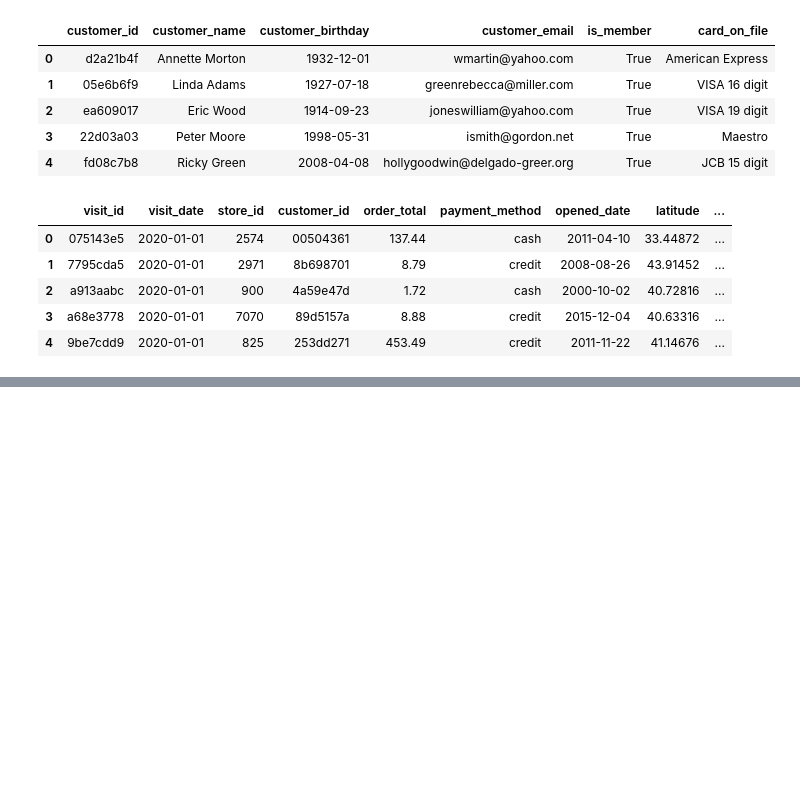
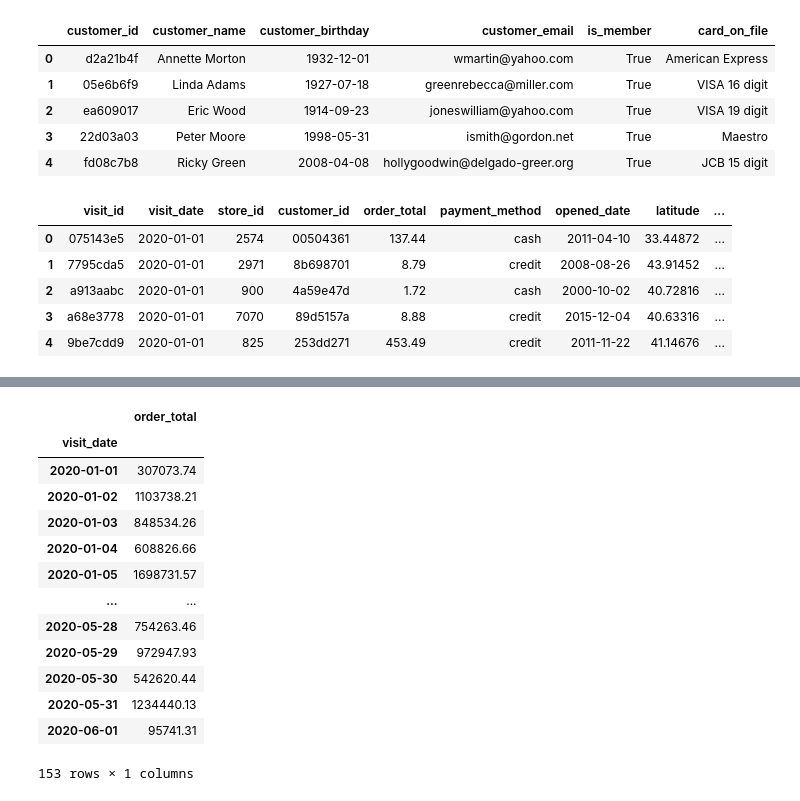
Before and after one commit to Launchpad-Analytics/Workshop-FootTrafficDashboard, a Jupyter notebook: 02 - dashboard-analysis.ipynb, the cells around one changed output, grey strips where cells are left out. Saved outputs shown, nothing was run; the diff lists cells and outputs as text; code cells hidden in the pictures; blank space fills up the shorter version.

```diff
--- a/02 - dashboard-analysis.ipynb
+++ b/02 - dashboard-analysis.ipynb
@@ -63,0 +57,17 @@ Name: state, dtype: int64
+# %%
+visits[["visit_date", "order_total"]].groupby("visit_date").sum()
+# %% [output]
+|  | order_total |
+| visit_date |  |
+| 2020-01-01 | 307073.74 |
+| 2020-01-02 | 1103738.21 |
+| 2020-01-03 | 848534.26 |
+| 2020-01-04 | 608826.66 |
+| 2020-01-05 | 1698731.57 |
+| ... | ... |
+| 2020-05-28 | 754263.46 |
+| 2020-05-29 | 972947.93 |
+| 2020-05-30 | 542620.44 |
+| 2020-05-31 | 1234440.13 |
+| 2020-06-01 | 95741.31 |
+153 rows × 1 columns
```
Also changed, not shown: parts of 7 cells of this notebook.
